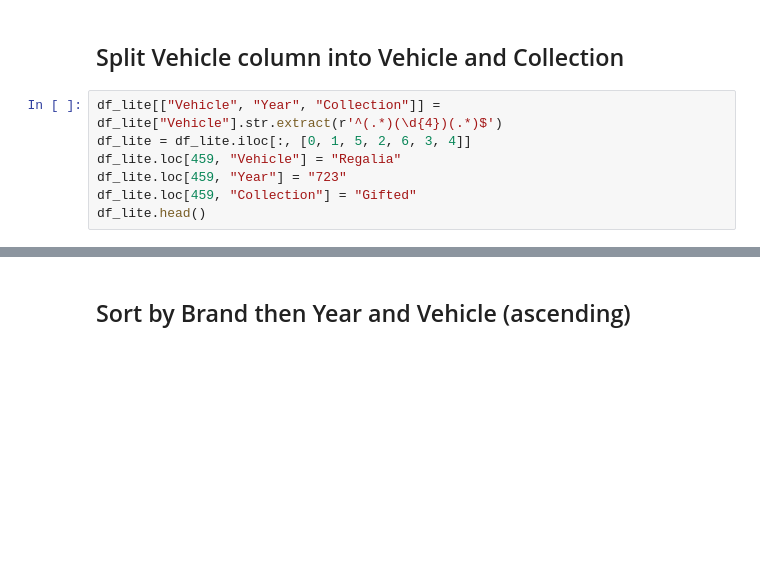
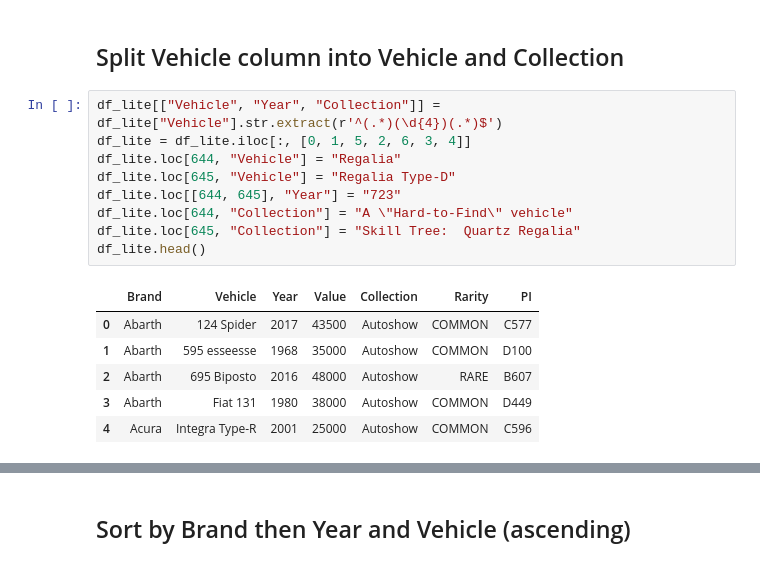
Before and after one commit to iaspidem/fh-cars-list, a Jupyter notebook: fh4-process.ipynb, the cells around one changed output, grey strips where cells are left out. Cells and saved outputs as stored; diff of their text form; blank space fills up the shorter version.

Commit message:
fix entries for Quartz vehicles

```diff
--- a/fh4-process.ipynb
+++ b/fh4-process.ipynb
@@ -203,9 +203,18 @@ df_lite.head()
 # %%
 df_lite[["Vehicle", "Year", "Collection"]] = df_lite["Vehicle"].str.extract(r'^(.*)(\d{4})(.*)$')
 df_lite = df_lite.iloc[:, [0, 1, 5, 2, 6, 3, 4]]
-df_lite.loc[459, "Vehicle"] = "Regalia"
-df_lite.loc[459, "Year"] = "723"
-df_lite.loc[459, "Collection"] = "Gifted"
+df_lite.loc[644, "Vehicle"] = "Regalia"
+df_lite.loc[645, "Vehicle"] = "Regalia Type-D"
+df_lite.loc[[644, 645], "Year"] = "723"
+df_lite.loc[644, "Collection"] = "A \"Hard-to-Find\" vehicle"
+df_lite.loc[645, "Collection"] = "Skill Tree:  Quartz Regalia"
 df_lite.head()
+# %% [output]
+|  | Brand | Vehicle | Year | Value | Collection | Rarity | PI |
+| 0 | Abarth | 124 Spider | 2017 | 43500 | Autoshow | COMMON | C577 |
+| 1 | Abarth | 595 esseesse | 1968 | 35000 | Autoshow | COMMON | D100 |
+| 2 | Abarth | 695 Biposto | 2016 | 48000 | Autoshow | RARE | B607 |
+| 3 | Abarth | Fiat 131 | 1980 | 38000 | Autoshow | COMMON | D449 |
+| 4 | Acura | Integra Type-R | 2001 | 25000 | Autoshow | COMMON | C596 |
 # %%
 df_lite["Collection"].value_counts()
```
Also changed, not shown: parts of 1 cell of this notebook.
